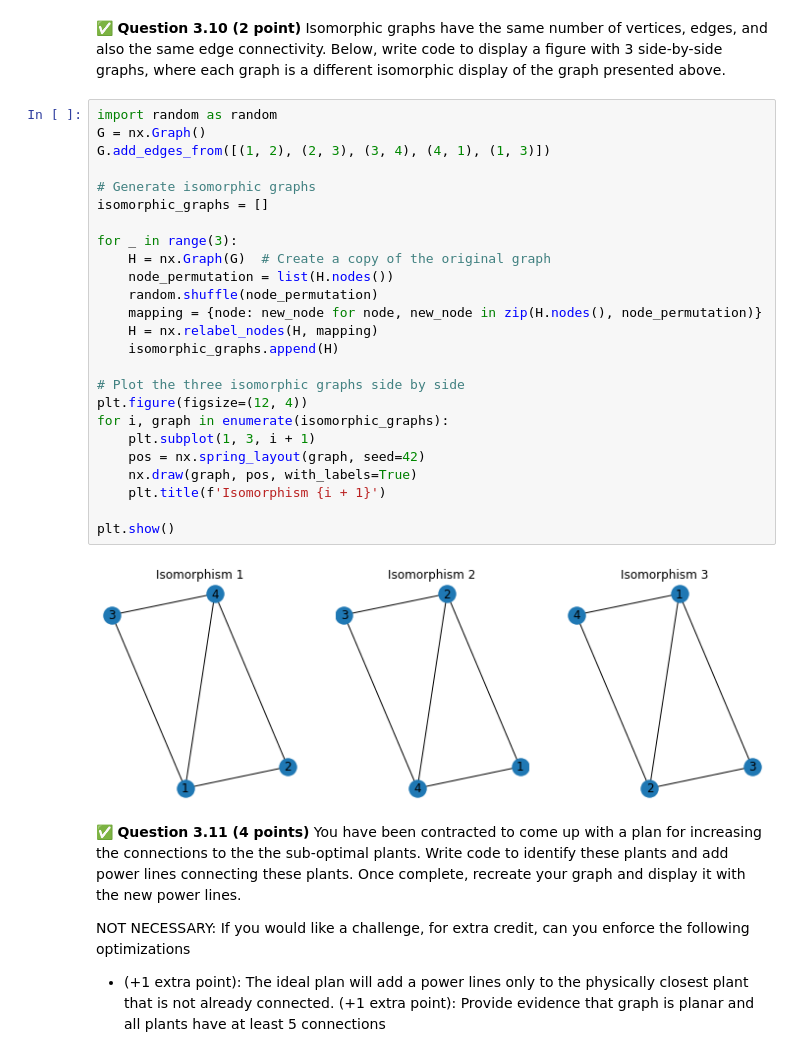
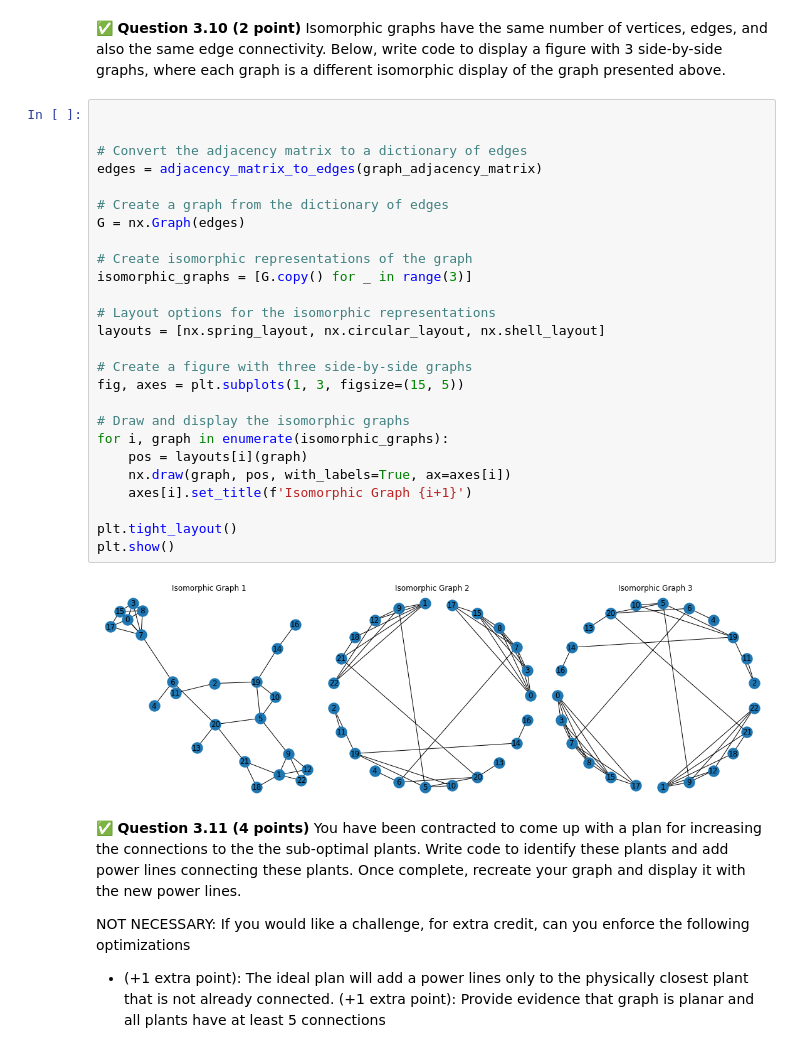
Before and after one commit to Unicore27/CMSE202_FS23_Turnin, a Jupyter notebook: HW-02/HW-02_OOP_ABM_GraphTheory-Luke.ipynb, the cells around one changed output. Saved outputs shown, nothing was run; the diff lists cells and outputs as text.

```diff
--- a/HW-02/HW-02_OOP_ABM_GraphTheory-Luke.ipynb
+++ b/HW-02/HW-02_OOP_ABM_GraphTheory-Luke.ipynb
@@ -712,32 +691,33 @@ Number of nodes with 3 or fewer connections: 13
 # %% [markdown]
 &#9989; **Question 3.10 (2 point)** Isomorphic graphs have the same number of vertices, edges, and also the same edge connectivity.  Below, write code to display a figure with 3 side-by-side graphs, where each graph is a different isomorphic display of the graph presented above.
-# %%
-import random as random
-G = nx.Graph()
-G.add_edges_from([(1, 2), (2, 3), (3, 4), (4, 1), (1, 3)])
-
-# Generate isomorphic graphs
-isomorphic_graphs = []
-
-for _ in range(3):
-    H = nx.Graph(G)  # Create a copy of the original graph
-    node_permutation = list(H.nodes())
-    random.shuffle(node_permutation)
-    mapping = {node: new_node for node, new_node in zip(H.nodes(), node_permutation)}
-    H = nx.relabel_nodes(H, mapping)
-    isomorphic_graphs.append(H)
-
-# Plot the three isomorphic graphs side by side
-plt.figure(figsize=(12, 4))
-for i, graph in enumerate(isomorphic_graphs):
-    plt.subplot(1, 3, i + 1)
-    pos = nx.spring_layout(graph, seed=42)
-    nx.draw(graph, pos, with_labels=True)
-    plt.title(f'Isomorphism {i + 1}')
-
-plt.show()
-# %% [output]
-[figure, removed]
+# %%
+
+
+# Convert the adjacency matrix to a dictionary of edges
+edges = adjacency_matrix_to_edges(graph_adjacency_matrix)
+
+# Create a graph from the dictionary of edges
+G = nx.Graph(edges)
+
+# Create isomorphic representations of the graph
+isomorphic_graphs = [G.copy() for _ in range(3)]
+
+# Layout options for the isomorphic representations
+layouts = [nx.spring_layout, nx.circular_layout, nx.shell_layout]
+
+# Create a figure with three side-by-side graphs
+fig, axes = plt.subplots(1, 3, figsize=(15, 5))
+
+# Draw and display the isomorphic graphs
+for i, graph in enumerate(isomorphic_graphs):
+    pos = layouts[i](graph)
+    nx.draw(graph, pos, with_labels=True, ax=axes[i])
+    axes[i].set_title(f'Isomorphic Graph {i+1}')
+
+plt.tight_layout()
+plt.show()
+# %% [output]
+[figure, added]
 # %% [markdown]
 &#9989; **Question 3.11 (4 points)** You have been contracted to come up with a plan for increasing the connections to the the sub-optimal plants.  Write code to identify these plants and add power lines connecting these plants.  Once complete, recreate your graph and display it with the new power lines.
 
```
Also changed, not shown: parts of 6 cells of this notebook.
